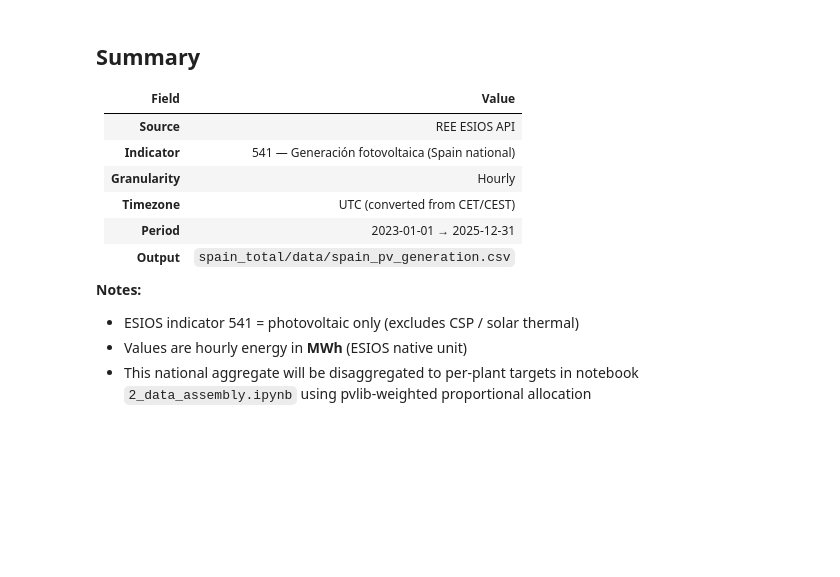
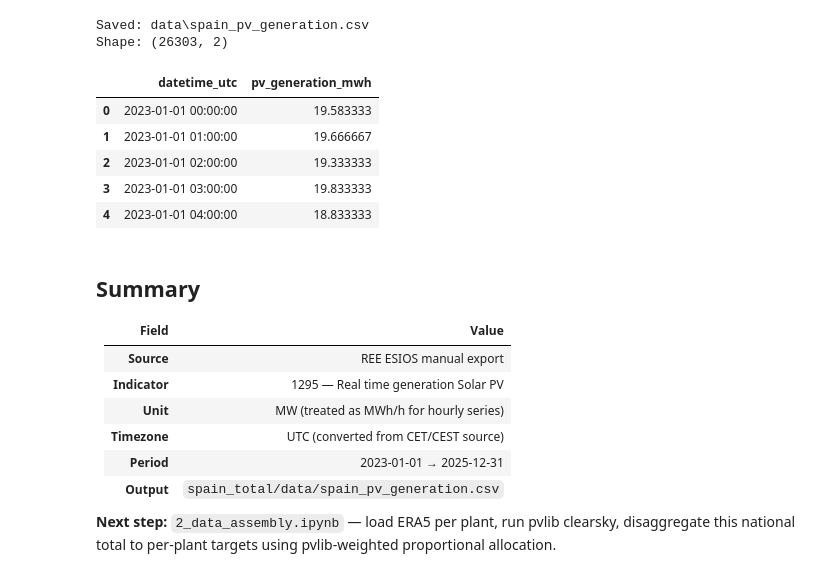
Before and after one commit to tommasozf/ML-solar-forecast, a Jupyter notebook: spain_total/1_generation_download.ipynb, the cells around one changed output. Saved outputs shown, nothing was run; the diff lists cells and outputs as text; code cells hidden in the pictures; blank space fills up the shorter version.

```diff
--- a/spain_total/1_generation_download.ipynb
+++ b/spain_total/1_generation_download.ipynb
@@ -109,0 +31,9 @@ Year-boundary overlap can produce duplicate timestamps. We keep the first occurr
+# %%
+DATA_DIR    = 'data'
+OUTPUT_FILE = os.path.join(DATA_DIR, 'spain_pv_generation.csv')
+
+# Locate all ESIOS export files in data dir
+esios_files = sorted(glob.glob(os.path.join(DATA_DIR, 'export_RealTimeGenerationSolarPV*.csv')))
+print(f'Found {len(esios_files)} ESIOS files:')
+for f in esios_files:
+    print(f'  {os.path.basename(f)}')
@@ -186,23 +205,27 @@ print(annual.to_string())
 # %%
-generation.to_csv(OUTPUT_FILE)
+generation.set_index('datetime_utc').to_csv(OUTPUT_FILE)
 print(f'Saved: {OUTPUT_FILE}')
 print(f'Shape: {generation.shape}')
-print(f'Columns: {generation.columns.tolist()}')
-print(f'\nPreview:')
 generation.head()
+# %% [output]
+Saved: data\spain_pv_generation.csv
+Shape: (26303, 2)
+|  | datetime_utc | pv_generation_mwh |
+| 0 | 2023-01-01 00:00:00 | 19.583333 |
+| 1 | 2023-01-01 01:00:00 | 19.666667 |
+| 2 | 2023-01-01 02:00:00 | 19.333333 |
+| 3 | 2023-01-01 03:00:00 | 19.833333 |
+| 4 | 2023-01-01 04:00:00 | 18.833333 |
 # %% [markdown]
 ## Summary
 
 | Field | Value |
 |---|---|
-| **Source** | REE ESIOS API |
-| **Indicator** | 541 — Generación fotovoltaica (Spain national) |
-| **Granularity** | Hourly |
-| **Timezone** | UTC (converted from CET/CEST) |
+| **Source** | REE ESIOS manual export |
+| **Indicator** | 1295 — Real time generation Solar PV |
+| **Unit** | MW (treated as MWh/h for hourly series) |
+| **Timezone** | UTC (converted from CET/CEST source) |
 | **Period** | 2023-01-01 → 2025-12-31 |
 | **Output** | `spain_total/data/spain_pv_generation.csv` |
 
-**Notes:**
-- ESIOS indicator 541 = photovoltaic only (excludes CSP / solar thermal)
-- Values are hourly energy in **MWh** (ESIOS native unit)
-- This national aggregate will be disaggregated to per-plant targets in notebook `2_data_assembly.ipynb` using pvlib-weighted proportional allocation
+**Next step:** `2_data_assembly.ipynb` — load ERA5 per plant, run pvlib clearsky, disaggregate this national total to per-plant targets using pvlib-weighted proportional allocation.
```
Also changed, not shown: parts of 21 cells of this notebook, 1 other file.
